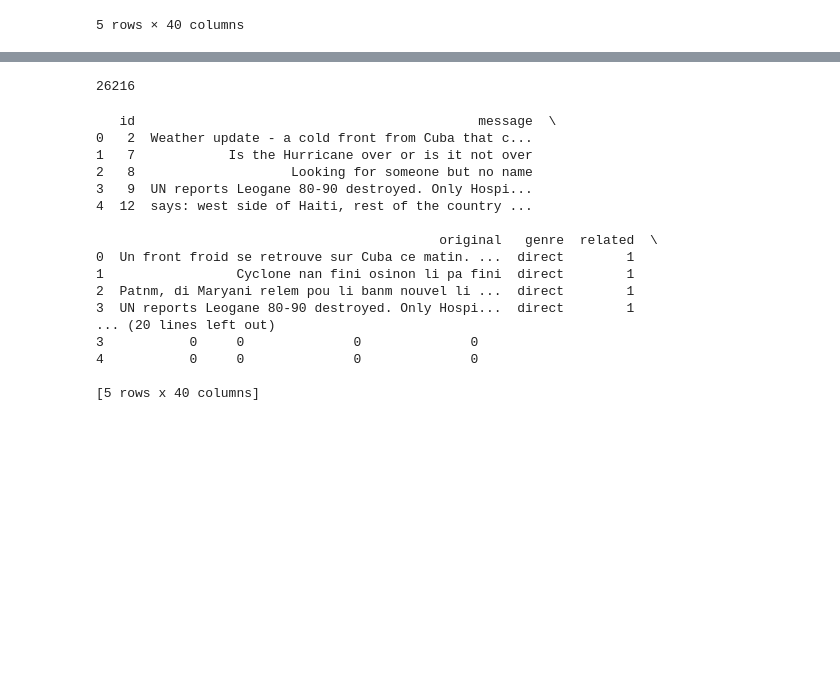
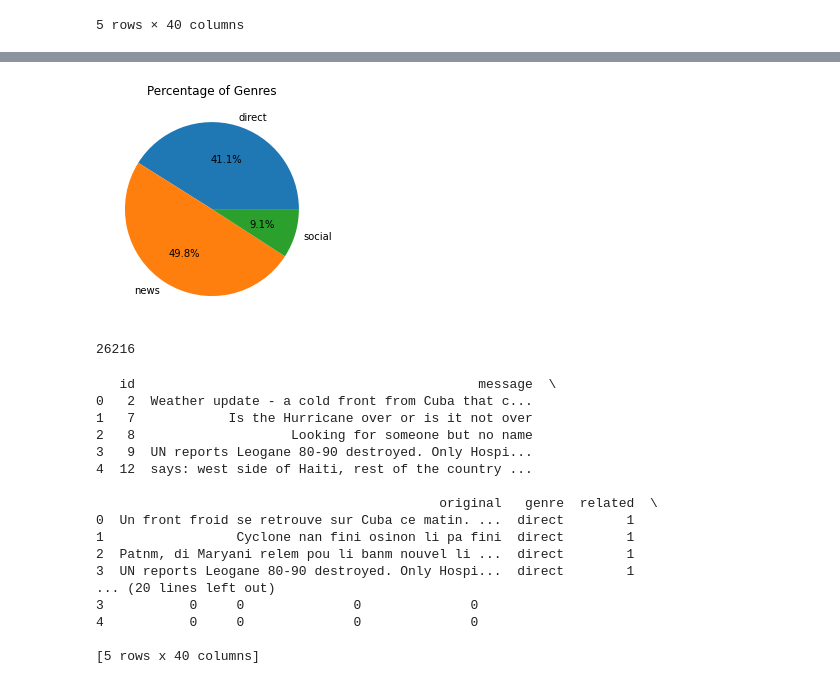
Before and after one commit to MusumuriSamson/Project-Disaster-Response-Pipeline, a Jupyter notebook: data/process_data.ipynb, the cells around one changed output, grey strips where cells are left out. Cells and saved outputs as stored; diff of their text form; code cells hidden in the pictures; blank space fills up the shorter version.

```diff
--- a/data/process_data.ipynb
+++ b/data/process_data.ipynb
@@ -204,3 +230,16 @@ df.head(5)
+# %%
+# Graph 2
+genre_counts = df.groupby('genre').count()['message']
+genre_names = list(genre_counts.index)
+
+fig, ax = plt.subplots()
+
+ax.pie(genre_counts, labels=genre_names, autopct='%1.1f%%')
+ax.set_title("Percentage of Genres")
+
+plt.show()
+# %% [output]
+[figure, added]
 # %%
 # Load the data into a database
 
```
Also changed, not shown: parts of 7 cells of this notebook, 3 other files.
